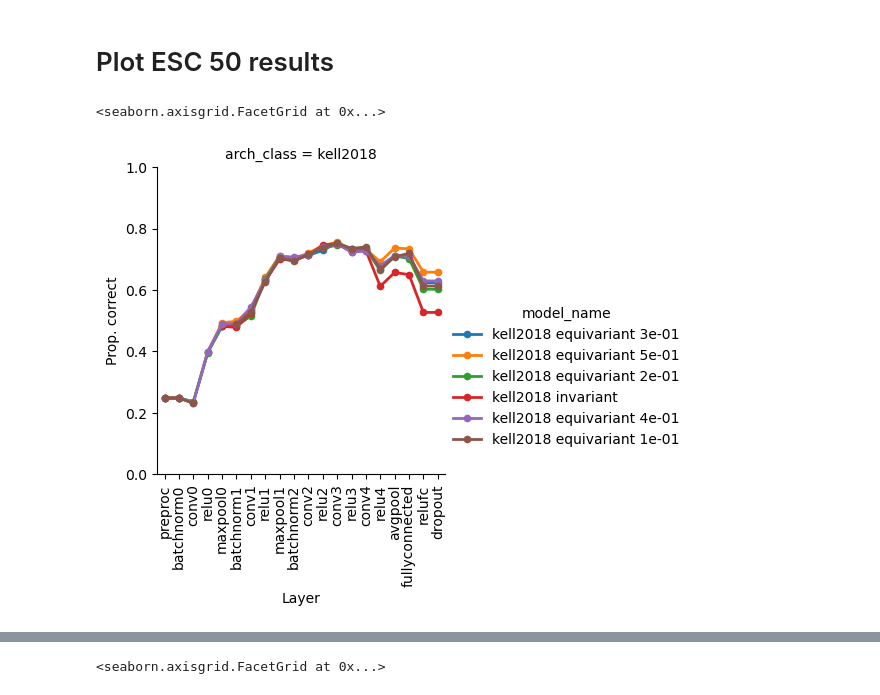
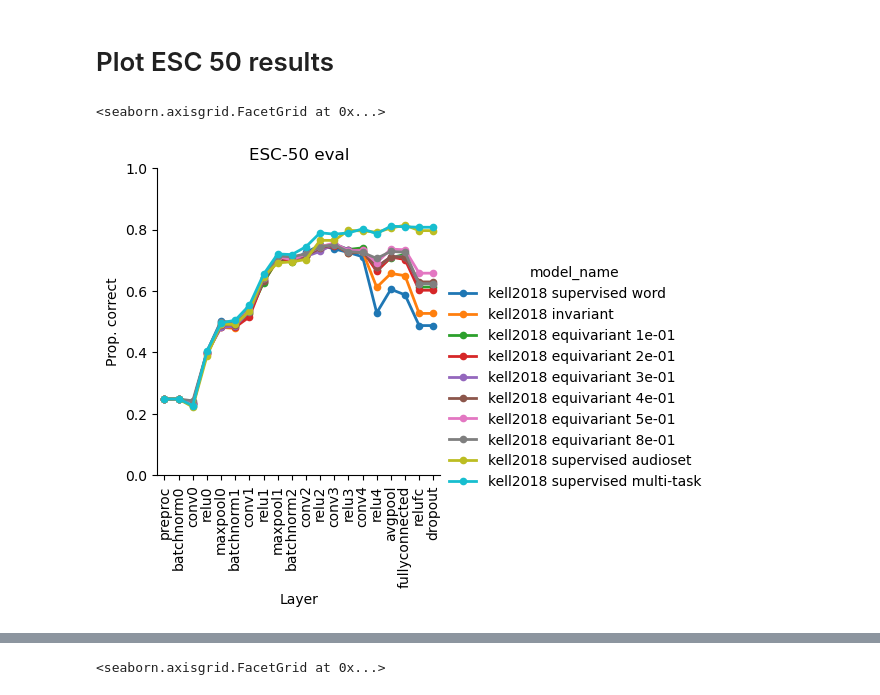
Before and after one commit to Feather-Lab/audio-ssl, a Jupyter notebook: notebooks/summarize_invar_v_equivar.ipynb, the cells around one changed output, grey strips where cells are left out. Cells and saved outputs as stored; diff of their text form; code cells hidden in the pictures.

Commit message:
Dev word x SNR test - plot other layers and sup models

```diff
--- a/notebooks/summarize_invar_v_equivar.ipynb
+++ b/notebooks/summarize_invar_v_equivar.ipynb
@@ -37,6 +37,10 @@ def format_model_str(path):
     task = 'equivariant' if ('dualtask' in path_str or 'equivariant' in path_str) else 'invariant'
     if 'audioset' in path_str:
         task = 'supervised audioset'
+    if 'word' in path_str and not 'barlow' in path_str:
+        task = 'supervised word'
+    if 'word_speaker_audioset' in path_str:
+        task = 'supervised multi-task'
 
     arch = 'kell2018'
 
@@ -63,6 +67,8 @@ all_model_results = list(path_to_esc_results.rglob("*barlow*kell2018*/saved_vars
 all_model_results += list(path_to_esc_results.rglob("audioset_*/saved_vars*.pickle"))
 all_model_results += list(path_to_esc_results.rglob("resnet18_barlow*/saved_vars*.pickle"))
 all_model_results += list(path_to_esc_results.rglob("kell2018_barlow*/saved_vars*.pickle"))
+all_model_results += list(path_to_esc_results.rglob("kell2018*/saved_vars*.pickle"))
+all_model_results += list(path_to_esc_results.rglob("word_kell2018*/saved_vars*.pickle"))
 # all_model_results
 
 test_layers = [
@@ -164,6 +171,10 @@ def format_model_str_word_task(path):
     task = 'equivariant' if ('dualtask' in path_str or 'equivariant' in path_str) else 'invariant'
     if 'audioset' in path_str:
         task = 'supervised audioset'
+    elif 'word' in path_str and not 'barlow' in path_str:
+        task = 'supervised word'
+    if 'word_speaker_audioset' in path_str:
+        task = 'supervised multi-task'
 
     arch = 'kell2018'
 
@@ -208,6 +226,8 @@ df_list = []
 
 for i, results_path in enumerate(all_word_task_results):
     path_str = str(results_path)
+    if results_path.name.startswith('audioset'):
+        print(path_str)
 
     if 'kell2018' in path_str and not results_path.name.startswith('kell2018'):
         if 'eq_lmbda' in path_str:
@@ -215,9 +235,11 @@ for i, results_path in enumerate(all_word_task_results):
             # if 'fixed_loss' not in path_str:
             continue
     if 'kell2018' in path_str and not 'w_dropout_center_eval_words' in path_str:
+
         continue
 
     if not any([layer in str(results_path) for layer in test_layers + resnet18_layer_order]):
+
         continue
 
     results = pd.read_pickle(results_path)
@@ -255,18 +302,33 @@ df.head()
 # %% [markdown]
 # Plot ESC 50 results
 # %%
+hue_order = [
+
+              'kell2018 supervised word',
+              'kell2018 invariant',
+              'kell2018 equivariant 1e-01',
+              'kell2018 equivariant 2e-01',
+              'kell2018 equivariant 3e-01',
+              'kell2018 equivariant 4e-01',
+              'kell2018 equivariant 5e-01',
+              'kell2018 equivariant 8e-01',
+              'kell2018 supervised audioset',
+              'kell2018 supervised multi-task',
+              ]
+
 g = sns.catplot(data=df[df.arch_class == 'kell2018'],
                 order=test_layers,
                 kind='point',
                 x='test_layer',
                 y='overall_acc',
                 col='arch_class',
                 hue="model_name",
+                hue_order=hue_order,
                 height=4,
                 lw=2,
                 ms=4)
 g.set_xticklabels(rotation=90)
-g.set(ylim=(0, 1), ylabel='Prop. correct', xlabel='Layer')
+g.set(ylim=(0, 1), ylabel='Prop. correct', xlabel='Layer', title='ESC-50 eval')
 # %% [output]
 <seaborn.axisgrid.FacetGrid at 0x...>
-[figure, old version]
+[figure, new version]
```
Also changed, not shown: parts of 11 cells of this notebook, 12 other files.
